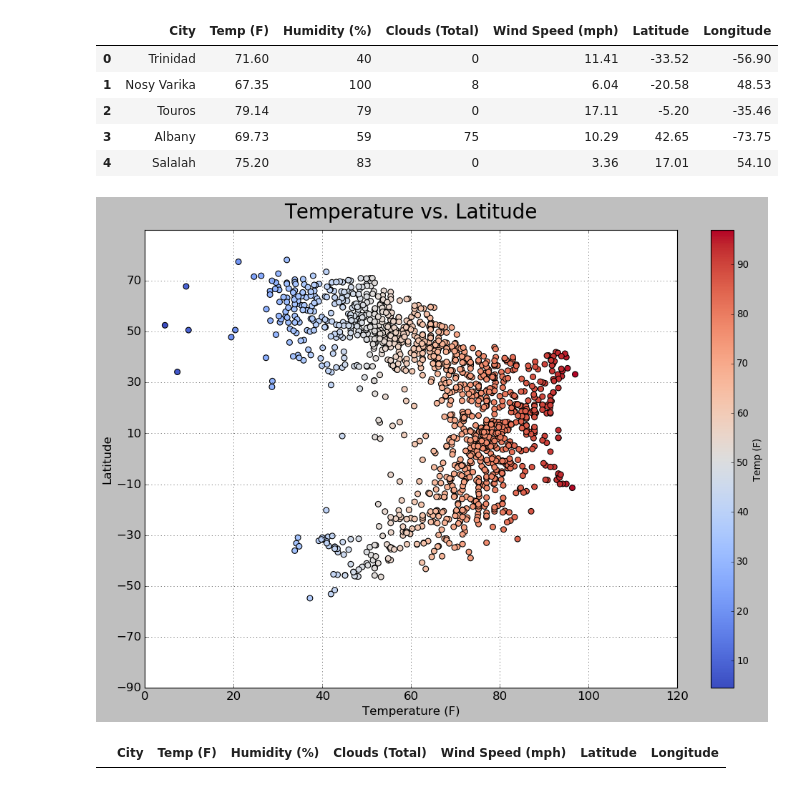
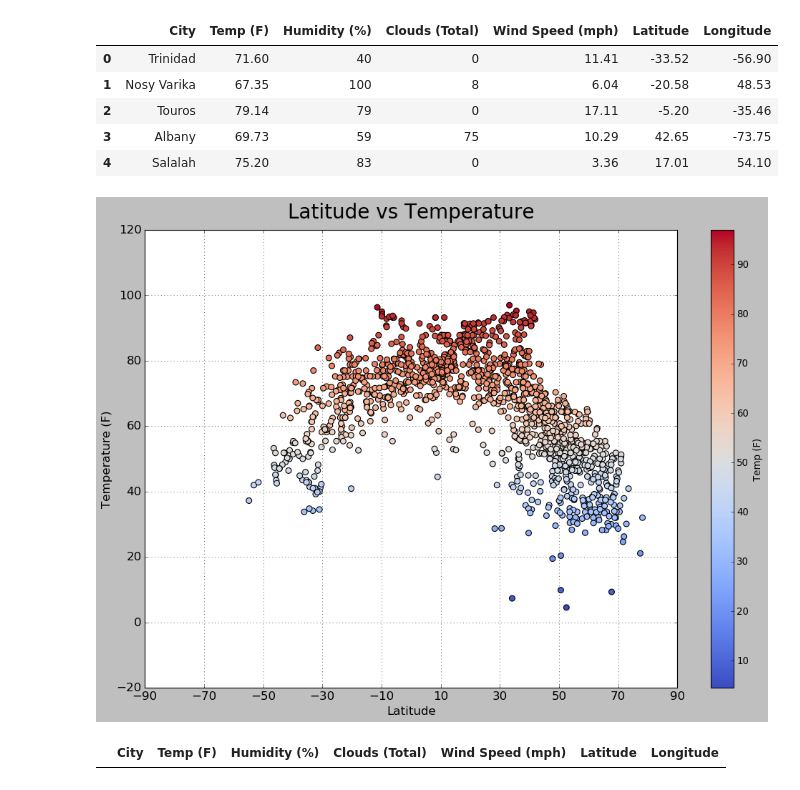
Before and after one commit to mtoriello0725/WeatherPy, a Jupyter notebook: WeatherData_Analysis.ipynb, the cells around one changed output. Saved outputs shown, nothing was run; the diff lists cells and outputs as text; code cells hidden in the pictures.

Commit message:
Updated figures for consistency and more defined tick marks

```diff
--- a/WeatherData_Analysis.ipynb
+++ b/WeatherData_Analysis.ipynb
@@ -18,29 +18,30 @@ weather_pd.head()
 # %%
 # Create figure for Temperature vs. Latitude Plot:
 
 # Stylize plot and create axes
 plt.style.use('classic')
 fig, ax = plt.subplots(figsize=(15,10))
 
 # Create plot using color mapping for temperature:
-weather_pd.plot(x='Temp (F)', y='Latitude', kind='scatter', ax=ax,
+weather_pd.plot(x='Latitude', y='Temp (F)', kind='scatter', ax=ax,
                 s=50, fontsize=15, c='Temp (F)', cmap='coolwarm')
 
 # Set Labels and axes limits
-ax.set_title('Temperature vs. Latitude', fontsize=25, pad=15)
-ax.set_xlabel('Temperature (F)', fontsize=15)
-ax.set_ylabel('Latitude', fontsize=15)
-ax.set_xlim(0,120)
-ax.set_ylim(-90,90)
-ax.set_yticks(np.arange(-90,90,20))
+ax.set_title('Latitude vs Temperature', fontsize=25, pad=15)
+ax.set_xlabel('Latitude', fontsize=15)
+ax.set_ylabel('Temperature (F)', fontsize=15)
+ax.set_xlim(-90,90)
+ax.set_ylim(0,100)
+ax.set_xticks(np.arange(-90,91,20))
+ax.set_yticks(np.arange(-20,121,20))
 
 
 plt.grid()
 
 plt.savefig('Figures\Temp vs Lat.png')
 plt.show()
 # %% [output]
-[figure, old version]
+[figure, new version]
 # %%
 # There are 5 points where the humidity exceeds 100%
 weather_pd.loc[weather_pd['Humidity (%)'] > 100]
```
Also changed, not shown: parts of 3 cells of this notebook, 4 other files.
